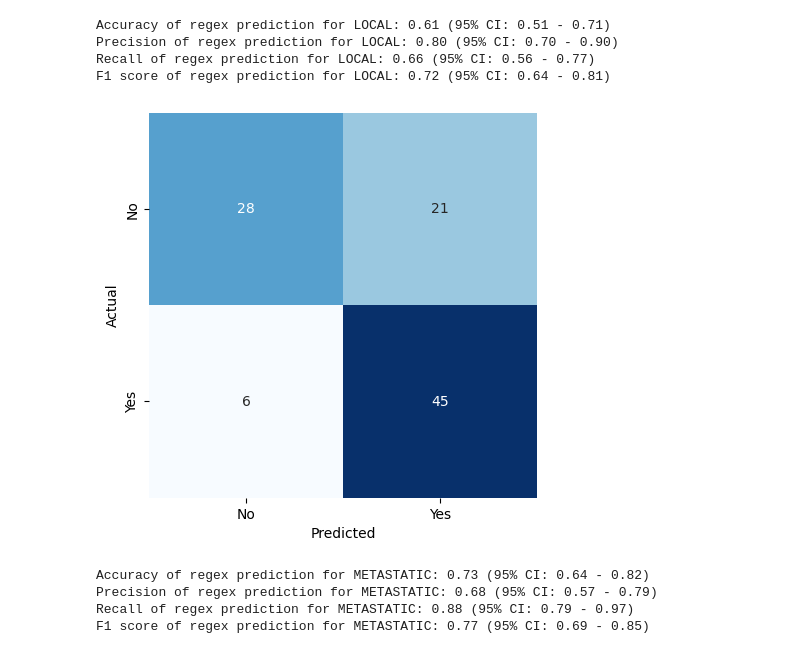
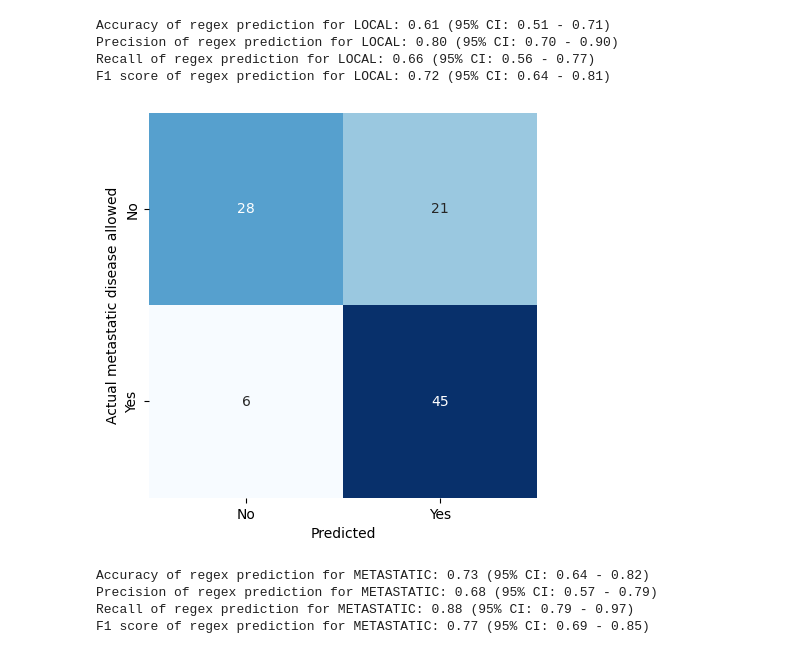
Before and after one commit to windisch-paul/metastatic_vs_local, a Jupyter notebook: analysis.ipynb, the cells around one changed output. Cells and saved outputs as stored; diff of their text form; code cells hidden in the pictures.

Commit message:
Fixed figure labelling

```diff
--- a/analysis.ipynb
+++ b/analysis.ipynb
@@ -522,20 +550,20 @@ F1 score of regex prediction for LOCAL: 0.72 (95% CI: 0.64 - 0.81)
 # %%
 # Create confusion matrix of predicted and actual values for METASTATIC using regex
 confusion_matrix = pd.crosstab(df_test["METASTATIC"], df_test["METASTATIC_PREDICTED_REGEX"])
 
 # Plot the confusion matrix
 fig = plt.figure(figsize=(5, 5))
 sns.heatmap(confusion_matrix, annot=True, cmap="Blues", fmt="d")
 plt.xlabel("Predicted")
-plt.ylabel("Actual")
+plt.ylabel("Actual metastatic disease allowed")
 plt.xticks([0.5, 1.5], ["No", "Yes"])
 plt.yticks([0.5, 1.5], ["No", "Yes"])
 # Remove the colorbar but keep the width of the heatmap
 plt.gca().collections[0].colorbar.remove()
 plt.show()
 fig.savefig("plots/confusion_matrix_metastatic_regex.png", dpi=300, bbox_inches="tight")
 # %% [output]
-[figure, old version]
+[figure, new version]
 # %%
 # Calculate the accuracy of the regex prediction for METASTATIC
 accuracy_metastatic_regex = (
```
Also changed, not shown: parts of 4 cells of this notebook, 1 other file.
